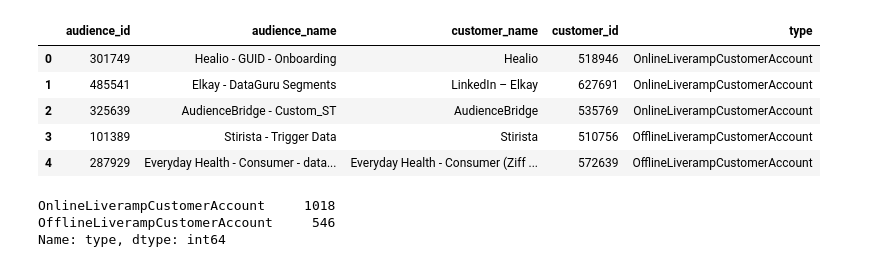
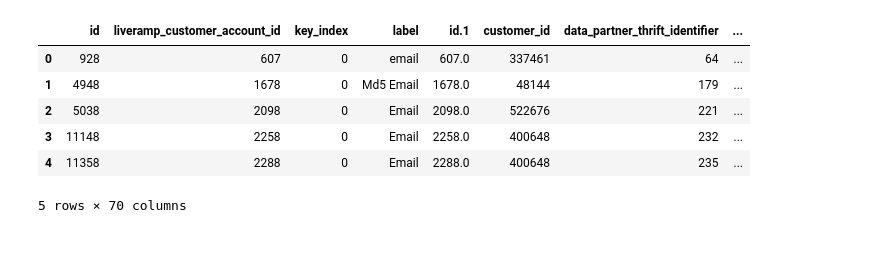
Before and after one commit to anthonylschultz/Product-Investigations, a Jupyter notebook: 20200417_AK_analysis.ipynb, the cells around one changed output. Saved outputs shown, nothing was run; the diff lists cells and outputs as text; code cells hidden in the pictures.

```diff
--- a/20200417_AK_analysis.ipynb
+++ b/20200417_AK_analysis.ipynb
@@ -1,4 +11,6 @@
 # %%
+# import basics
 import pandas as pd
 import matplotlib.pyplot as plt
 import matplotlib.patches as mpatches
+pd.set_option('display.max_rows', 500)
@@ -102,9 +213,12 @@ memory usage: 61.2+ KB
+# %%
+raw_emails_all_audiences = pd.read_csv('/Users/aschul/Documents/Documents - aschul1118mac/Code_Base/Investigations/20200417_AK_analysis/email_AKs/raw_emails.csv')
 # %%
-dms_audiences.head(5)
+raw_emails_all_audiences.head(5)
 # %% [output]
-|  | audience_id | audience_name | customer_name | customer_id | type |
-| 0 | 301749 | Healio - GUID - Onboarding | Healio | 518946 | OnlineLiverampCustomerAccount |
-| 1 | 485541 | Elkay - DataGuru Segments | LinkedIn – Elkay | 627691 | OnlineLiverampCustomerAccount |
-| 2 | 325639 | AudienceBridge - Custom_ST | AudienceBridge | 535769 | OnlineLiverampCustomerAccount |
-| 3 | 101389 | Stirista - Trigger Data | Stirista | 510756 | OfflineLiverampCustomerAccount |
-| 4 | 287929 | Everyday Health - Consumer - data... | Everyday Health - Consumer (Ziff ... | 572639 | OfflineLiverampCustomerAccount |
+|  | id | liveramp_customer_account_id | key_index | label | id.1 | customer_id | data_partner_thrift_identifier | ... |
+| 0 | 928 | 607 | 0 | email | 607.0 | 337461 | 64 | ... |
+| 1 | 4948 | 1678 | 0 | Md5 Email | 1678.0 | 48144 | 179 | ... |
+| 2 | 5038 | 2098 | 0 | Email | 2098.0 | 522676 | 221 | ... |
+| 3 | 11148 | 2258 | 0 | Email | 2258.0 | 400648 | 232 | ... |
+| 4 | 11358 | 2288 | 0 | Email | 2288.0 | 400648 | 235 | ... |
+5 rows × 70 columns
@@ -122,6 +224,0 @@ ds_aud_types = dms_audiences['type']
-# %%
-ds_aud_types.value_counts()
-# %% [output]
-OnlineLiverampCustomerAccount     1018
-OfflineLiverampCustomerAccount     546
-Name: type, dtype: int64
```
Also changed, not shown: parts of 51 cells of this notebook.
